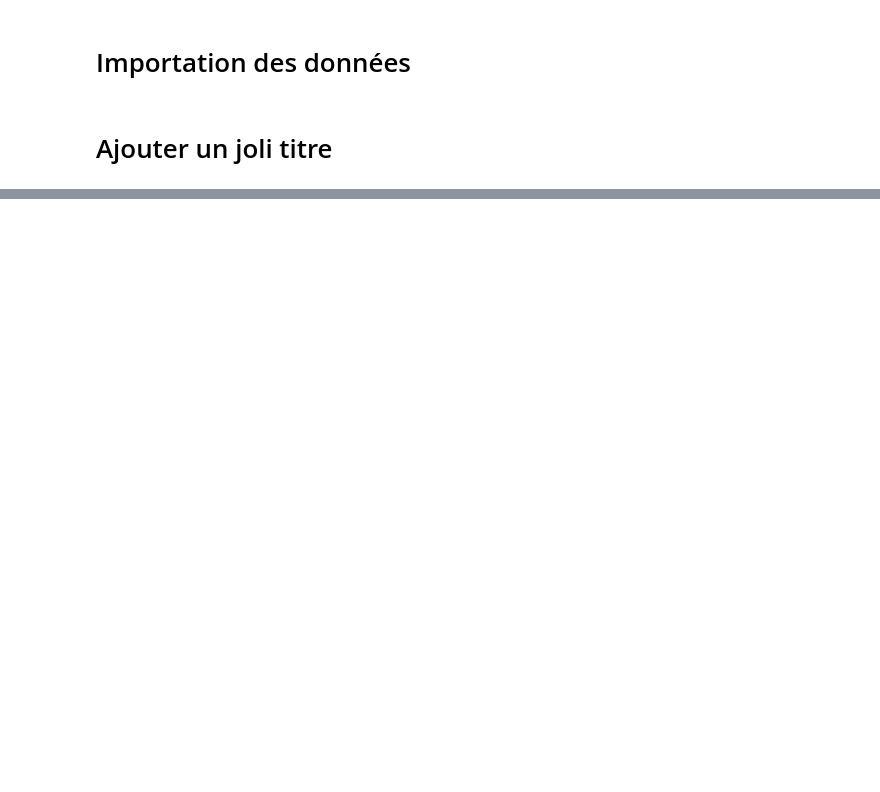
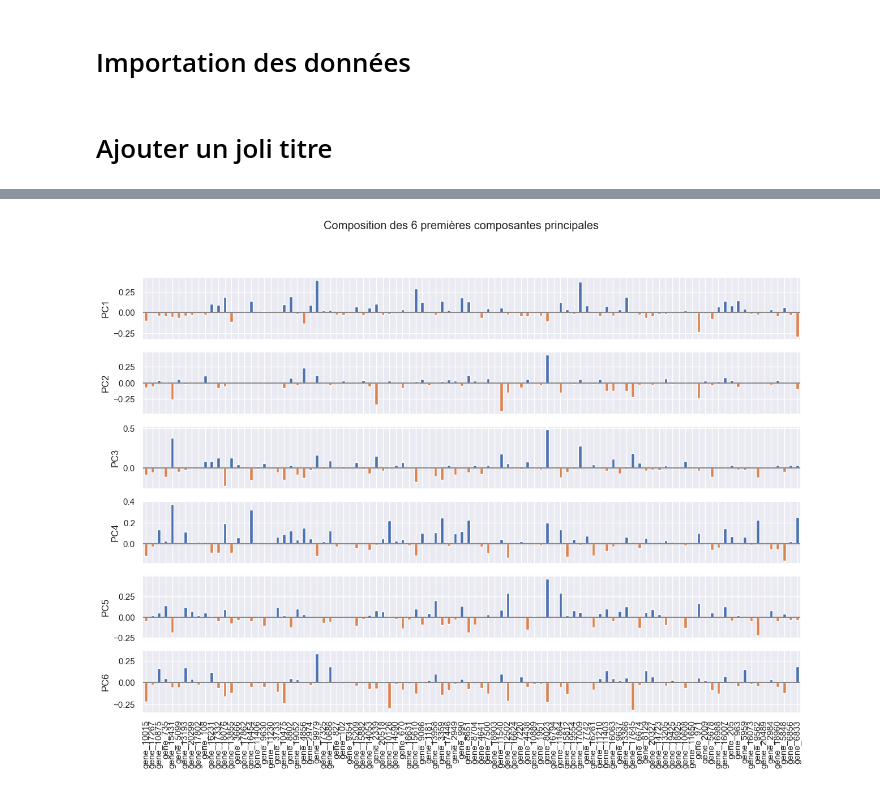
Before and after one commit to leaajo/APST, a Jupyter notebook: 1_acp.ipynb, the cells around one changed output, grey strips where cells are left out. Drawn from its saved outputs; the diff is of its cells as text; code cells hidden in the pictures; blank space fills up the shorter version.

```diff
--- a/1_acp.ipynb
+++ b/1_acp.ipynb
@@ -47,0 +46,20 @@ plt.show()
+# %%
+data_reduced = data.drop(columns=['Unnamed: 0', 'Class'])
+elements = data_reduced.columns
+pcs = pca.fit(data_reduced)
+n_axes = 6
+loadings = pd.DataFrame(pcs.components_[0:n_axes, :], columns=elements)
+
+#print(np.round(loadings,2))
+maxPC = 1.01 * np.max(np.abs(loadings.loc[0:n_axes, :]))
+f, axes = plt.subplots(n_axes, 1, figsize=(15, 10), sharex=True)
+for i, ax in enumerate(axes):
+    pc_loadings = loadings.loc[i, :]
+    colors = ['C0' if l>0 else 'C1' for l in pc_loadings]
+    ax.axhline(color='#888888')
+    pc_loadings.plot.bar(ax=ax, color=colors)
+    ax.set_ylabel(f'PC{i+1}')
+f.suptitle("Composition des " + str(n_axes) + " premières composantes principales")
+plt.show()
+# %% [output]
+[figure, added]
```
Also changed, not shown: parts of 5 cells of this notebook, 5 other files.
